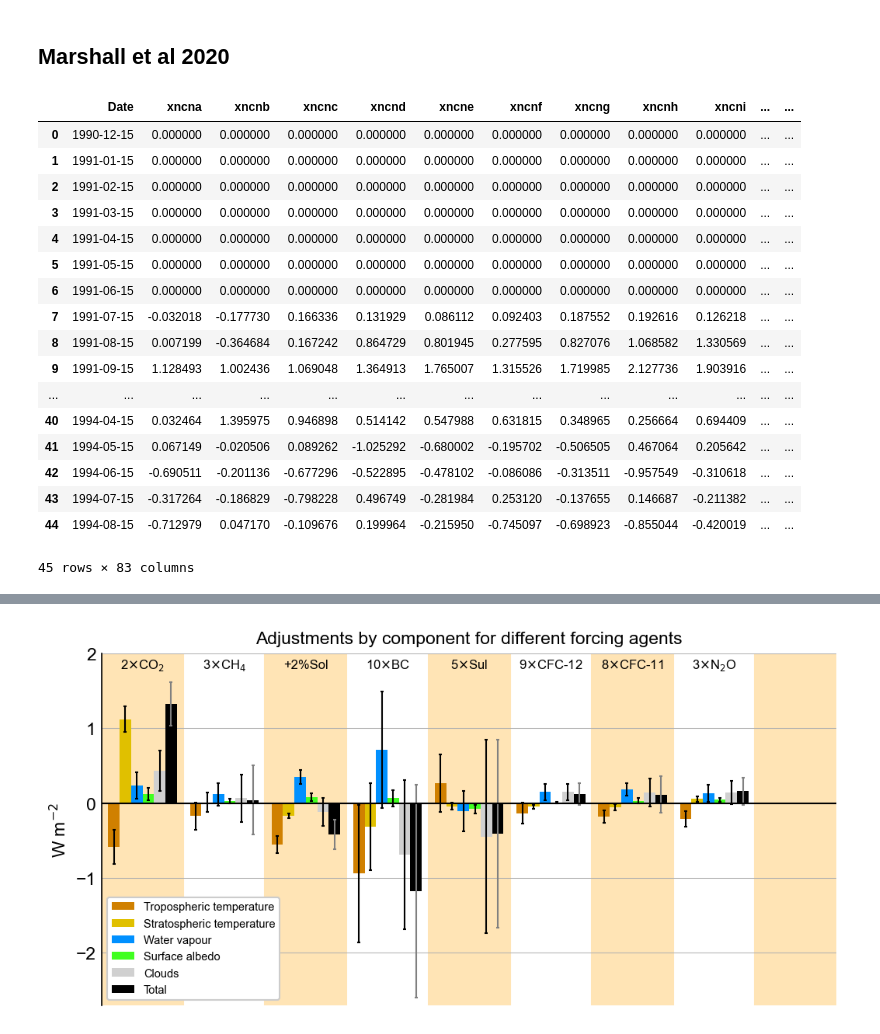
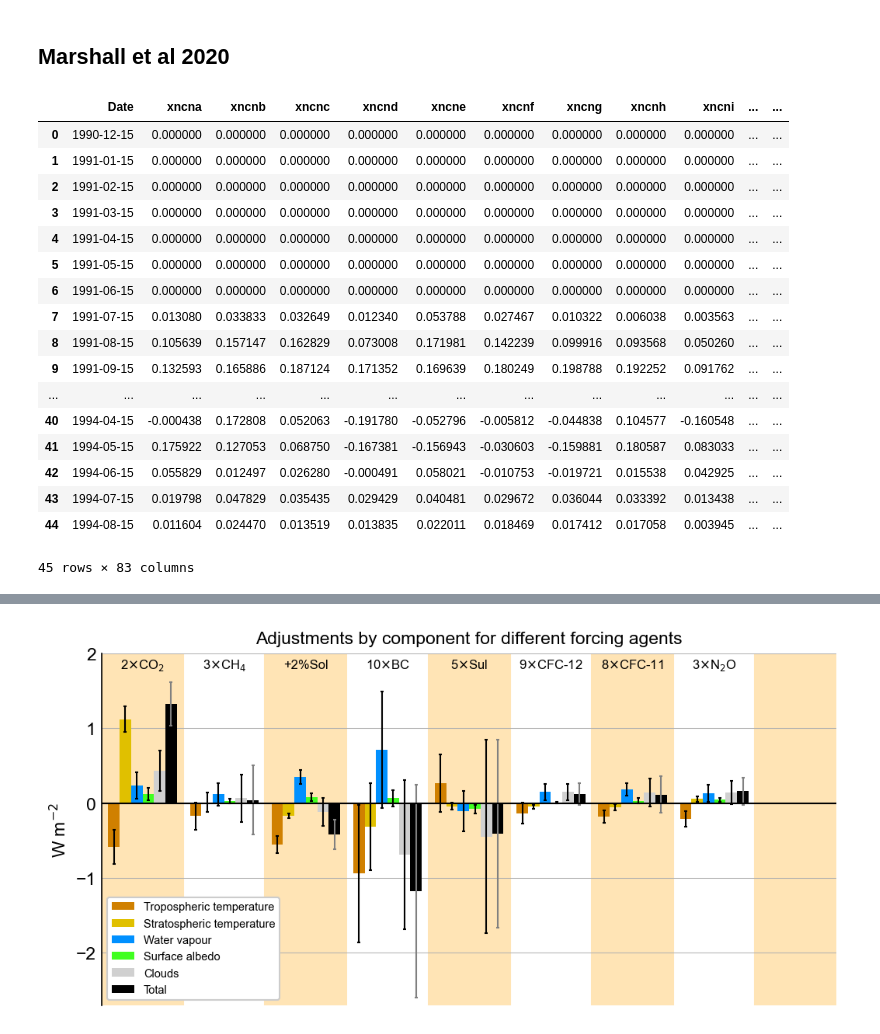
Before and after one commit to chrisroadmap/ar6, a Jupyter notebook: notebooks/270_chapter7_fig7.4.ipynb, the cells around one changed output, grey strips where cells are left out. Cells and saved outputs as stored; diff of their text form; code cells hidden in the pictures.

```diff
--- a/notebooks/270_chapter7_fig7.4.ipynb
+++ b/notebooks/270_chapter7_fig7.4.ipynb
@@ -119,24 +119,24 @@ for ie, expt in enumerate(['CFC11x8', 'CFC12x9', 'N2Ox3']):
 # %% [markdown]
 ## Marshall et al 2020
 # %%
-#df_lauren = pd.read_csv('../data_input/Marshall_et_al_2020_GRL/adjustments.csv')
-#df_lauren
+df_lauren = pd.read_csv('../data_input/Marshall_et_al_2020_GRL/albedo.csv')
+df_lauren
 # %% [output]
 |  | Date | xncna | xncnb | xncnc | xncnd | xncne | xncnf | xncng | xncnh | xncni | ... | ... |
 | 0 | 1990-12-15 | 0.000000 | 0.000000 | 0.000000 | 0.000000 | 0.000000 | 0.000000 | 0.000000 | 0.000000 | 0.000000 | ... | ... |
 | 1 | 1991-01-15 | 0.000000 | 0.000000 | 0.000000 | 0.000000 | 0.000000 | 0.000000 | 0.000000 | 0.000000 | 0.000000 | ... | ... |
 | 2 | 1991-02-15 | 0.000000 | 0.000000 | 0.000000 | 0.000000 | 0.000000 | 0.000000 | 0.000000 | 0.000000 | 0.000000 | ... | ... |
 | 3 | 1991-03-15 | 0.000000 | 0.000000 | 0.000000 | 0.000000 | 0.000000 | 0.000000 | 0.000000 | 0.000000 | 0.000000 | ... | ... |
 | 4 | 1991-04-15 | 0.000000 | 0.000000 | 0.000000 | 0.000000 | 0.000000 | 0.000000 | 0.000000 | 0.000000 | 0.000000 | ... | ... |
 | 5 | 1991-05-15 | 0.000000 | 0.000000 | 0.000000 | 0.000000 | 0.000000 | 0.000000 | 0.000000 | 0.000000 | 0.000000 | ... | ... |
 | 6 | 1991-06-15 | 0.000000 | 0.000000 | 0.000000 | 0.000000 | 0.000000 | 0.000000 | 0.000000 | 0.000000 | 0.000000 | ... | ... |
-| 7 | 1991-07-15 | -0.032018 | -0.177730 | 0.166336 | 0.131929 | 0.086112 | 0.092403 | 0.187552 | 0.192616 | 0.126218 | ... | ... |
-| 8 | 1991-08-15 | 0.007199 | -0.364684 | 0.167242 | 0.864729 | 0.801945 | 0.277595 | 0.827076 | 1.068582 | 1.330569 | ... | ... |
-| 9 | 1991-09-15 | 1.128493 | 1.002436 | 1.069048 | 1.364913 | 1.765007 | 1.315526 | 1.719985 | 2.127736 | 1.903916 | ... | ... |
+| 7 | 1991-07-15 | 0.013080 | 0.033833 | 0.032649 | 0.012340 | 0.053788 | 0.027467 | 0.010322 | 0.006038 | 0.003563 | ... | ... |
+| 8 | 1991-08-15 | 0.105639 | 0.157147 | 0.162829 | 0.073008 | 0.171981 | 0.142239 | 0.099916 | 0.093568 | 0.050260 | ... | ... |
+| 9 | 1991-09-15 | 0.132593 | 0.165886 | 0.187124 | 0.171352 | 0.169639 | 0.180249 | 0.198788 | 0.192252 | 0.091762 | ... | ... |
 | ... | ... | ... | ... | ... | ... | ... | ... | ... | ... | ... | ... | ... |
-| 40 | 1994-04-15 | 0.032464 | 1.395975 | 0.946898 | 0.514142 | 0.547988 | 0.631815 | 0.348965 | 0.256664 | 0.694409 | ... | ... |
-| 41 | 1994-05-15 | 0.067149 | -0.020506 | 0.089262 | -1.025292 | -0.680002 | -0.195702 | -0.506505 | 0.467064 | 0.205642 | ... | ... |
-| 42 | 1994-06-15 | -0.690511 | -0.201136 | -0.677296 | -0.522895 | -0.478102 | -0.086086 | -0.313511 | -0.957549 | -0.310618 | ... | ... |
-| 43 | 1994-07-15 | -0.317264 | -0.186829 | -0.798228 | 0.496749 | -0.281984 | 0.253120 | -0.137655 | 0.146687 | -0.211382 | ... | ... |
-| 44 | 1994-08-15 | -0.712979 | 0.047170 | -0.109676 | 0.199964 | -0.215950 | -0.745097 | -0.698923 | -0.855044 | -0.420019 | ... | ... |
+| 40 | 1994-04-15 | -0.000438 | 0.172808 | 0.052063 | -0.191780 | -0.052796 | -0.005812 | -0.044838 | 0.104577 | -0.160548 | ... | ... |
+| 41 | 1994-05-15 | 0.175922 | 0.127053 | 0.068750 | -0.167381 | -0.156943 | -0.030603 | -0.159881 | 0.180587 | 0.083033 | ... | ... |
+| 42 | 1994-06-15 | 0.055829 | 0.012497 | 0.026280 | -0.000491 | 0.058021 | -0.010753 | -0.019721 | 0.015538 | 0.042925 | ... | ... |
+| 43 | 1994-07-15 | 0.019798 | 0.047829 | 0.035435 | 0.029429 | 0.040481 | 0.029672 | 0.036044 | 0.033392 | 0.013438 | ... | ... |
+| 44 | 1994-08-15 | 0.011604 | 0.024470 | 0.013519 | 0.013835 | 0.022011 | 0.018469 | 0.017412 | 0.017058 | 0.003945 | ... | ... |
 45 rows × 83 columns
```
Also changed, not shown: parts of 5 cells of this notebook, 23 other files.
